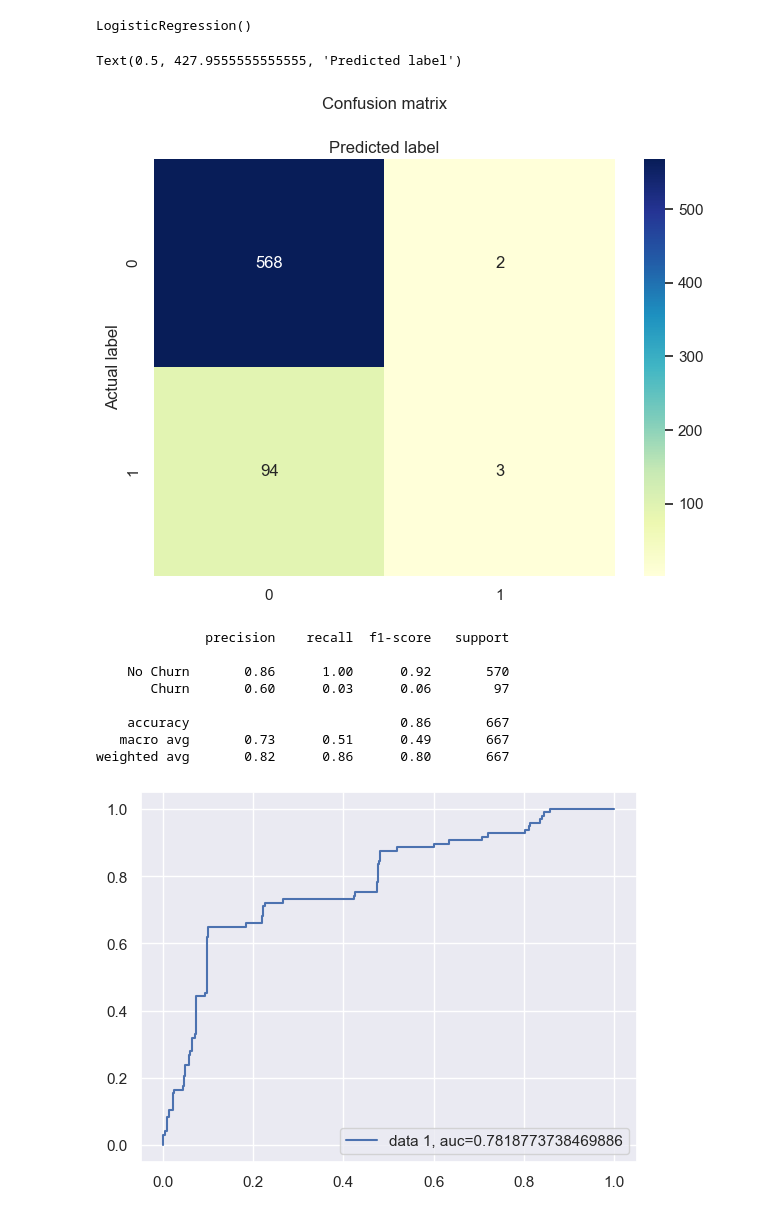
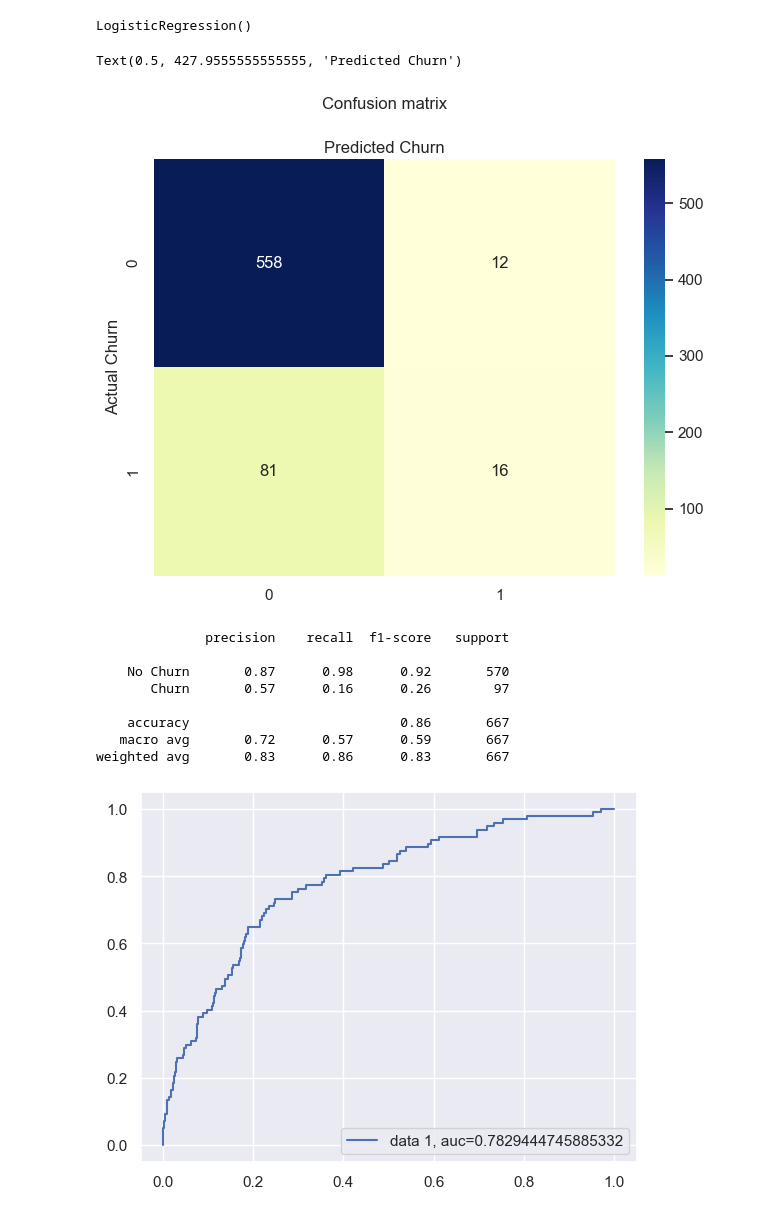
Before and after one commit to chuaqindi/sc1015-miniproject, a Jupyter notebook: logistic_regression.ipynb, the cells around one changed output. Saved outputs shown, nothing was run; the diff lists cells and outputs as text; code cells hidden in the pictures.

```diff
--- a/logistic_regression.ipynb
+++ b/logistic_regression.ipynb
@@ -201,7 +201,5 @@ sb.countplot( x = data['Voice mail plan'], hue = data['Churn'] )
 # %%
-intl_plan = data['International plan'].copy(deep = True)
-intl_plan = intl_plan.map({'Yes':1,'No':0})
-data['International plan'] = intl_plan
+data['International plan'] = data['International plan'].map({'Yes':1,'No':0})
 data['International plan'].astype('category')
 # %% [output]
 0       0
@@ -252,7 +250,7 @@ scale = StandardScaler()     # Standardize data for Logistic Regression
 X_train, X_test, y_train, y_test = train_test_split(scale.fit_transform(col), churn, test_size = 0.25, random_state= 42)
 # %%
 logreg = LogisticRegression()
-logreg.fit(col,churn)
+logreg.fit(X_train,y_train)
 # %% [output]
 LogisticRegression()
 # %%
@@ -260,37 +258,37 @@ y_pred = logreg.predict(X_test)
 # %%
 from sklearn import metrics
 
 cnf_matrix = metrics.confusion_matrix(y_test, y_pred)
 cnf_matrix
 
 
 class_names=[0,1] # name  of classes
 fig, ax = plt.subplots()
 tick_marks = np.arange(len(class_names))
 plt.xticks(tick_marks, class_names)
 plt.yticks(tick_marks, class_names)
 # create heatmap
 sb.heatmap(pd.DataFrame(cnf_matrix), annot=True, cmap="YlGnBu" ,fmt='g')
 ax.xaxis.set_label_position("top")
 plt.tight_layout()
 plt.title('Confusion matrix', y=1.1)
-plt.ylabel('Actual label')
-plt.xlabel('Predicted label')
+plt.ylabel('Actual Churn')
+plt.xlabel('Predicted Churn')
 # %% [output]
-Text(0.5, 427.9555555555555, 'Predicted label')
+Text(0.5, 427.9555555555555, 'Predicted Churn')
-[figure, old version]
+[figure, new version]
 # %%
 target_names = ['No Churn', 'Churn']
 print(classification_report(y_test, y_pred, target_names=target_names))
 # %% [output]
               precision    recall  f1-score   support
 
-    No Churn       0.86      1.00      0.92       570
-       Churn       0.60      0.03      0.06        97
+    No Churn       0.87      0.98      0.92       570
+       Churn       0.57      0.16      0.26        97
 
     accuracy                           0.86       667
-   macro avg       0.73      0.51      0.49       667
-weighted avg       0.82      0.86      0.80       667
+   macro avg       0.72      0.57      0.59       667
+weighted avg       0.83      0.86      0.83       667
 # %%
 # ROC AUC
 
@@ -301,4 +299,4 @@ plt.plot(fpr,tpr,label="data 1, auc="+str(auc))
 plt.legend(loc=4)
 plt.show()
 # %% [output]
-[figure, old version]
+[figure, new version]
```
Also changed, not shown: parts of 20 cells of this notebook, 1 other file.
